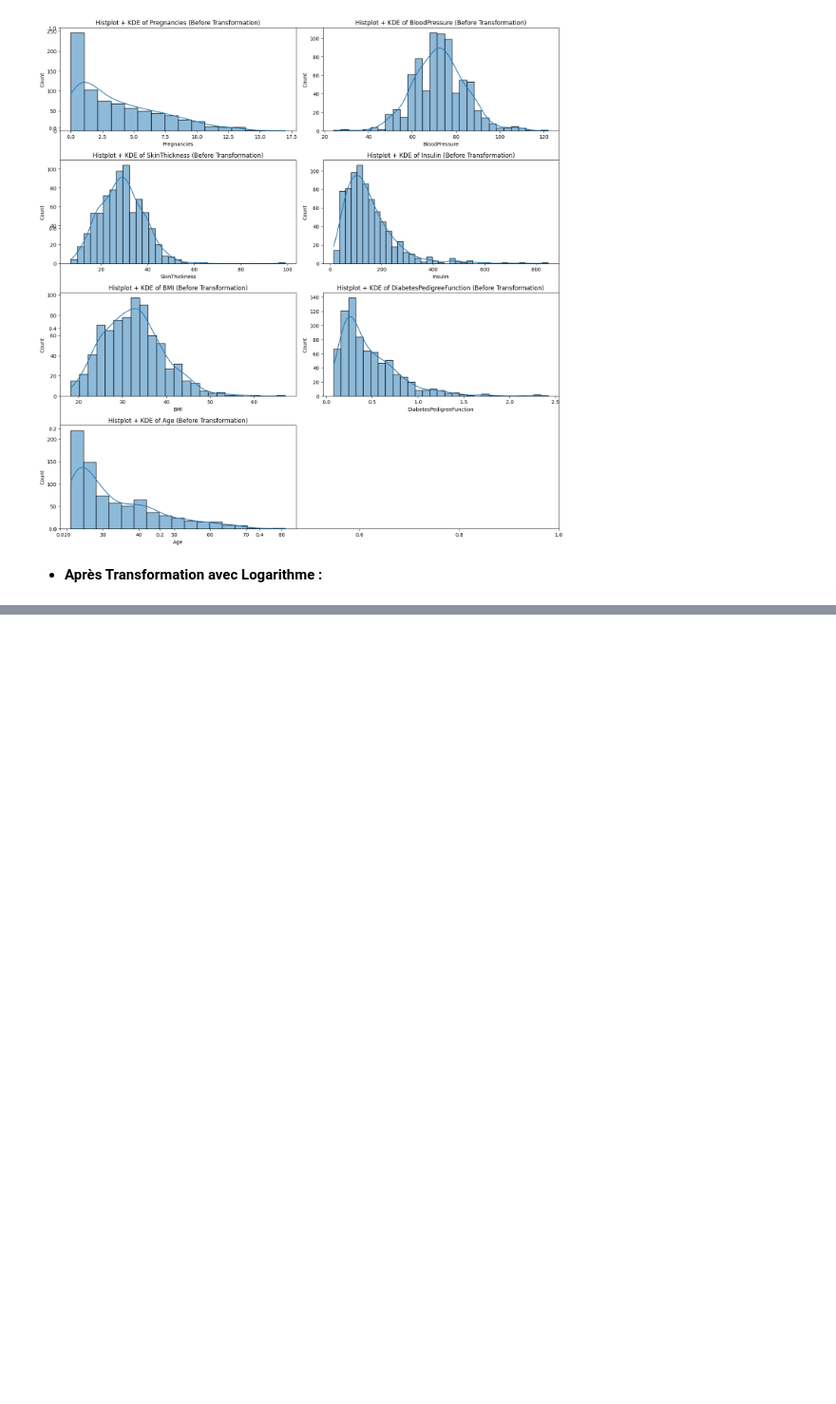
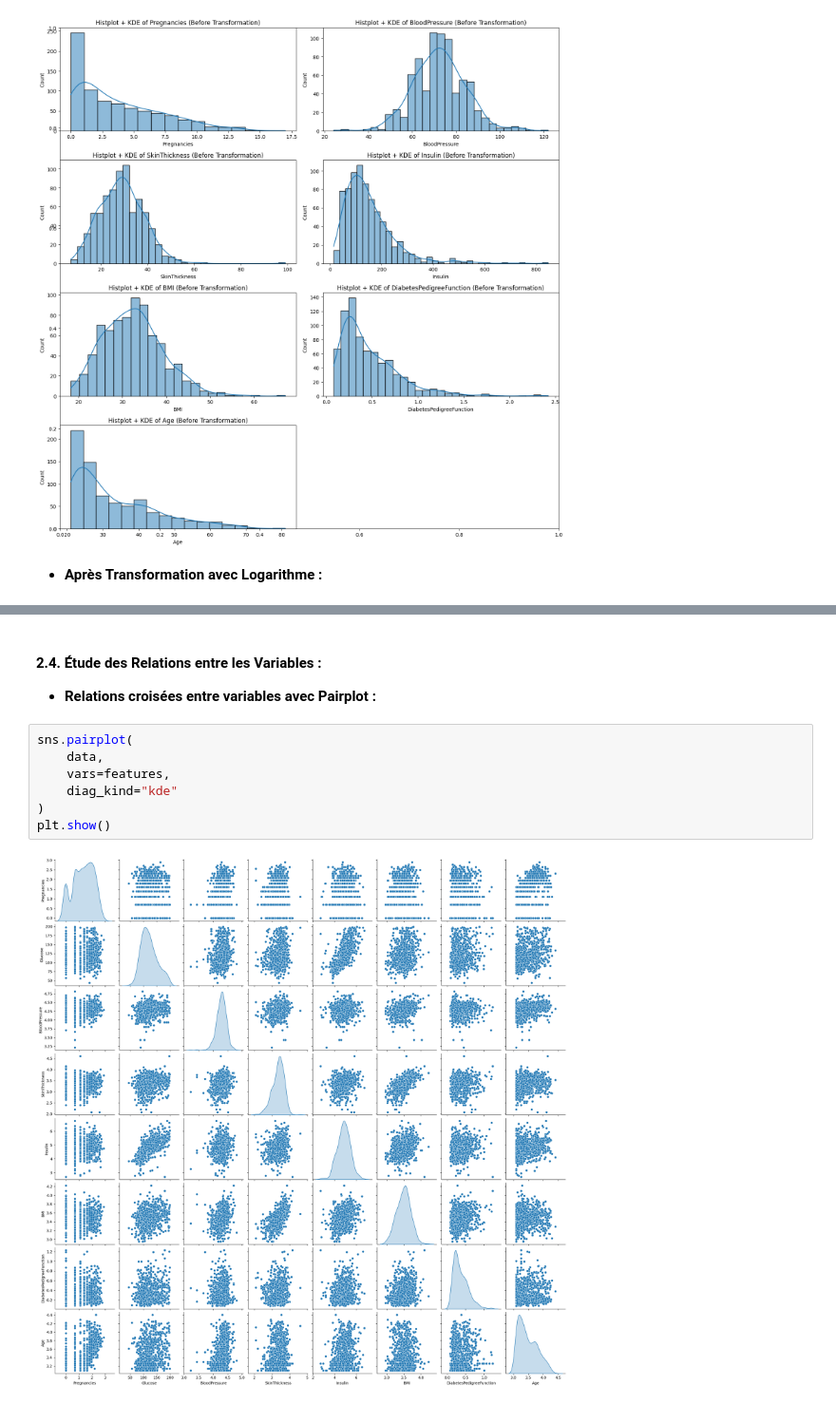
Before and after one commit to ABDELHAFIDAIT/DiabRisk, a Jupyter notebook: src/processing.ipynb, the cells around one changed output, grey strips where cells are left out. Shown at 95% size. Cells and saved outputs as stored; diff of their text form; blank space fills up the shorter version.

```diff
--- a/src/processing.ipynb
+++ b/src/processing.ipynb
@@ -207,3 +206,16 @@ for i, col in enumerate(outliers_cols):
 plt.show()
 # %% [output]
 [figure]
+# %% [markdown]
+#### **2.4. Étude des Relations entre les Variables :**
+
+- **Relations croisées entre variables avec Pairplot :**
+# %%
+sns.pairplot(
+    data,
+    vars=features,
+    diag_kind="kde"
+)
+plt.show()
+# %% [output]
+[figure, added]
```
Also changed, not shown: parts of 3 cells of this notebook.
